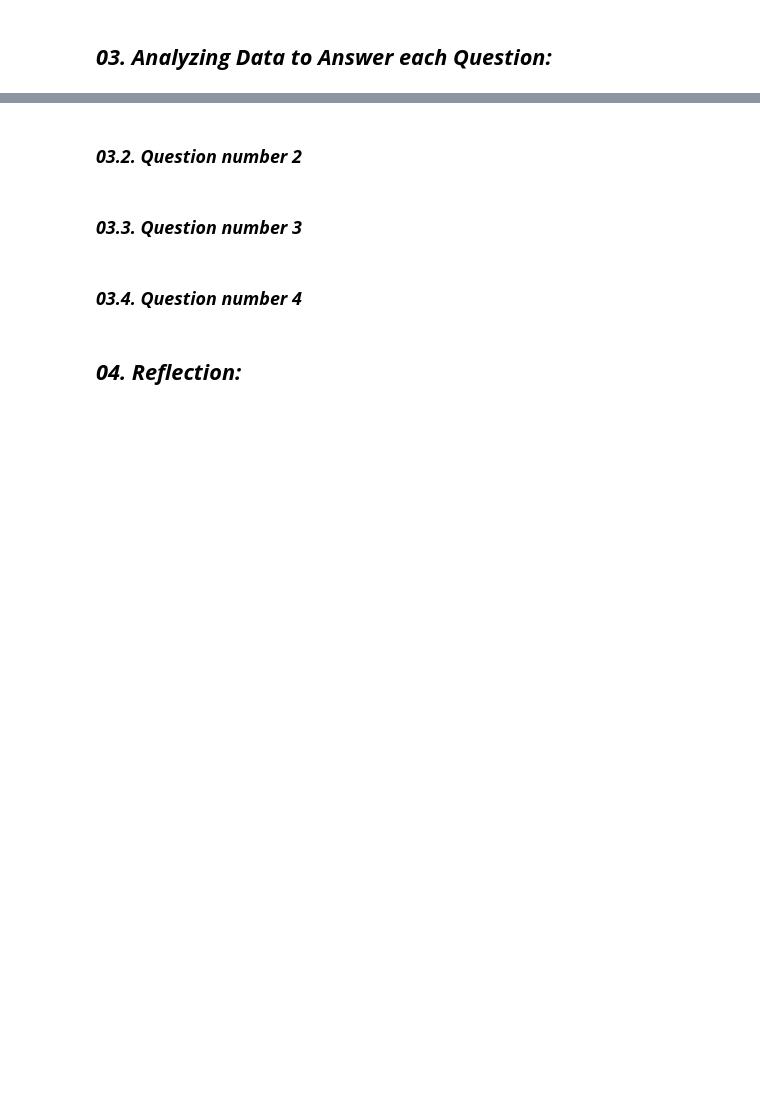
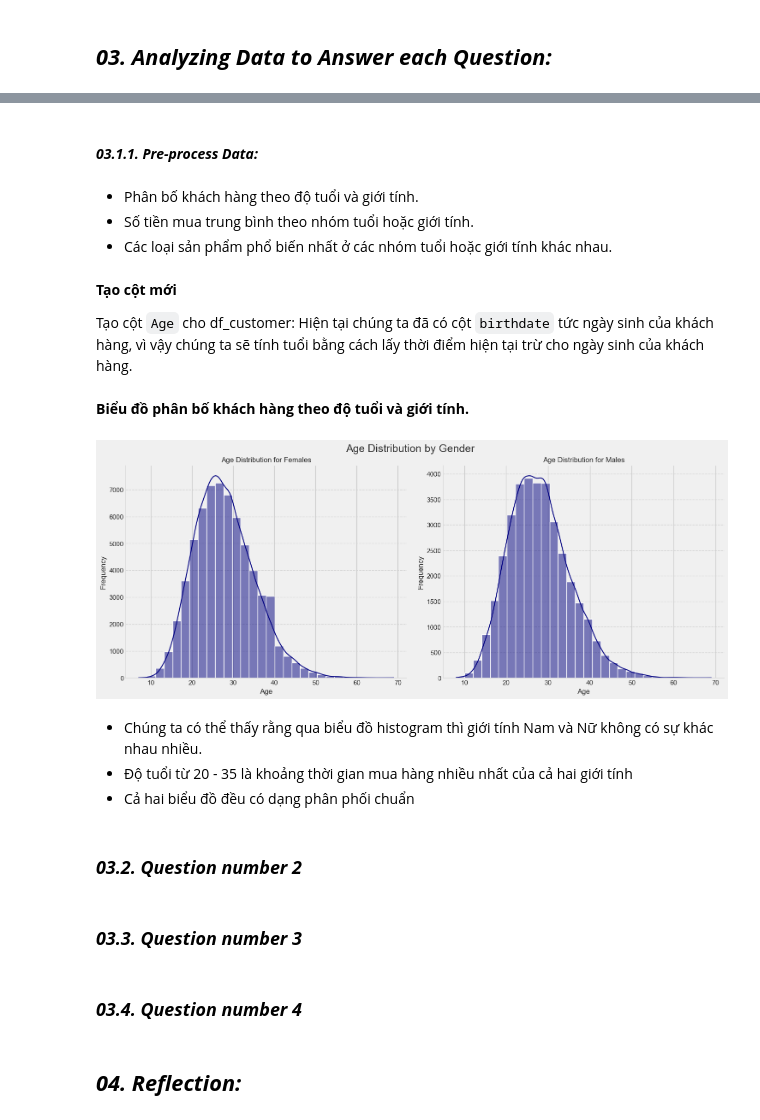
Before and after one commit to thanhanphan17/fashion-campus-dataset-analysis, a Jupyter notebook: [03]-Asking-Questions-and-Analyzing.ipynb, the cells around one changed output, grey strips where cells are left out. Drawn from its saved outputs; the diff is of its cells as text; code cells hidden in the pictures; blank space fills up the shorter version.

Commit message:
pre-process data question 1

```diff
--- a/[03]-Asking-Questions-and-Analyzing.ipynb
+++ b/[03]-Asking-Questions-and-Analyzing.ipynb
@@ -91,3 +91,69 @@ df_product.head(2)
+# %% [markdown]
+#### **_03.1.1. Pre-process Data:_**
+# %% [markdown]
+  - Phân bố khách hàng theo độ tuổi và giới tính.
+  - Số tiền mua trung bình theo nhóm tuổi hoặc giới tính.
+  - Các loại sản phẩm phổ biến nhất ở các nhóm tuổi hoặc giới tính khác nhau.
+# %% [markdown]
+**Tạo cột mới**
+
+Tạo cột `Age` cho df_customer: Hiện tại chúng ta đã có cột `birthdate` tức ngày sinh của khách hàng, vì vậy chúng ta sẽ tính tuổi bằng cách lấy thời điểm hiện tại trừ cho ngày sinh của khách hàng.
+# %%
+from datetime import datetime
+
+df_customer['Age'] = ((datetime.now() - df_customer['birthdate']).dt.days / 365.25).round().astype(np.int64)
+# %% [markdown]
+**Biểu đồ phân bố khách hàng theo độ tuổi và giới tính.**
+# %%
+# Set a visually pleasing style
+sns.set(style="whitegrid")
+
+# Create subplots
+fig, axes = plt.subplots(1, 2, figsize=(15, 6))
+
+# Plot for Gender F
+sns.histplot(data=df_customer[df_customer['gender'] == 'F'], x="Age", color='navy', kde=True, ax=axes[0], bins=30)
+axes[0].set(title='Age Distribution for Females', xlabel='Age', ylabel='Frequency')
+axes[0].grid(axis='y', linestyle='--', alpha=0.7)
+
+# Plot for Gender M
+sns.histplot(data=df_customer[df_customer['gender'] == 'M'], x="Age", color='navy', kde=True, ax=axes[1], bins=30)
+axes[1].set(title='Age Distribution for Males', xlabel='Age', ylabel='Frequency')
+axes[1].grid(axis='y', linestyle='--', alpha=0.7)
+
+# Customize background color
+fig.set_facecolor('#f0f0f0')
+axes[0].set_facecolor('#f0f0f0')
+axes[1].set_facecolor('#f0f0f0')
+
+# Adjust layout
+plt.tight_layout()
+
+# Add a title for the entire figure
+plt.suptitle('Age Distribution by Gender', fontsize=18, y=1.02, color='#333333')
+
+# Remove spines
+sns.despine()
+
+# Add a subtle gray border to the plots
+for ax in axes:
+    ax.spines['top'].set_color('#dddddd')
+    ax.spines['right'].set_color('#dddddd')
+    ax.spines['bottom'].set_color('#dddddd')
+    ax.spines['left'].set_color('#dddddd')
+
+# Customize tick parameters
+for ax in axes:
+    ax.tick_params(axis='both', which='both', length=0)
+
+# Show the plots
+plt.show()
+# %% [output]
+[figure, added]
+# %% [markdown]
+- Chúng ta có thể thấy rằng qua biểu đồ histogram thì giới tính Nam và Nữ không có sự khác nhau nhiều.
+- Độ tuổi từ 20 - 35 là khoảng thời gian mua hàng nhiều nhất của cả hai giới tính
+- Cả hai biểu đồ đều có dạng phân phối chuẩn
 # %% [markdown]
 ### **_03.2. Question number 2_**
 # %% [markdown]
```
Also changed, not shown: parts of 1 cell of this notebook, 2 other files.
